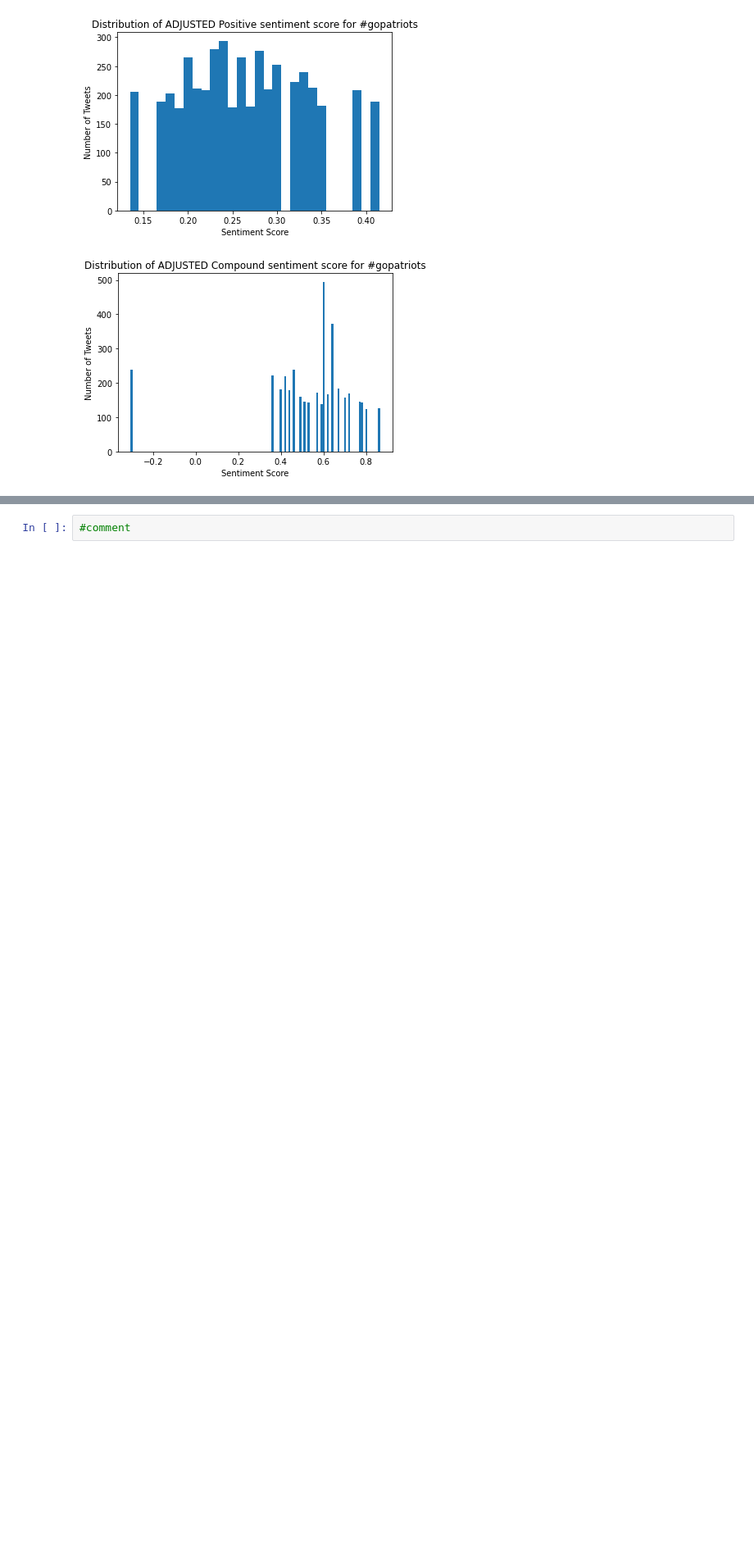
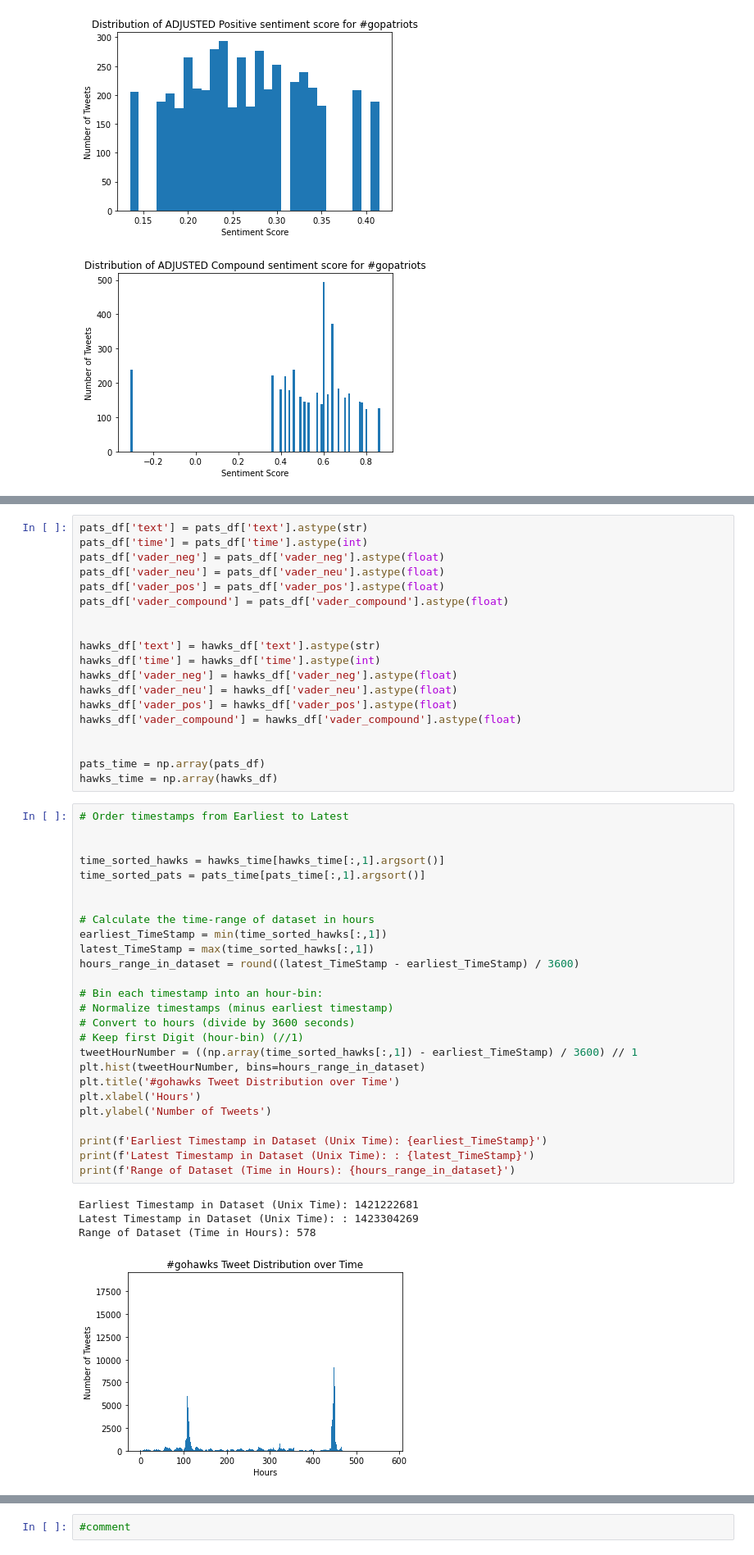
Before and after one commit to ryanch1/data-mining, a Jupyter notebook: Project 5 - create our own.ipynb, the cells around one changed output, grey strips where cells are left out. Shown: that part at 82% size. Saved outputs shown, nothing was run; the diff lists cells and outputs as text; blank space fills up the shorter version.

```diff
--- a/Project 5 - create our own.ipynb
+++ b/Project 5 - create our own.ipynb
@@ -395,0 +424,50 @@ plt.show()
+# %%
+pats_df['text'] = pats_df['text'].astype(str)
+pats_df['time'] = pats_df['time'].astype(int)
+pats_df['vader_neg'] = pats_df['vader_neg'].astype(float)
+pats_df['vader_neu'] = pats_df['vader_neu'].astype(float)
+pats_df['vader_pos'] = pats_df['vader_pos'].astype(float)
+pats_df['vader_compound'] = pats_df['vader_compound'].astype(float)
+
+
+hawks_df['text'] = hawks_df['text'].astype(str)
+hawks_df['time'] = hawks_df['time'].astype(int)
+hawks_df['vader_neg'] = hawks_df['vader_neg'].astype(float)
+hawks_df['vader_neu'] = hawks_df['vader_neu'].astype(float)
+hawks_df['vader_pos'] = hawks_df['vader_pos'].astype(float)
+hawks_df['vader_compound'] = hawks_df['vader_compound'].astype(float)
+
+
+pats_time = np.array(pats_df)
+hawks_time = np.array(hawks_df)
+# %%
+# Order timestamps from Earliest to Latest
+
+
+time_sorted_hawks = hawks_time[hawks_time[:,1].argsort()]
+time_sorted_pats = pats_time[pats_time[:,1].argsort()]
+
+
+# Calculate the time-range of dataset in hours
+earliest_TimeStamp = min(time_sorted_hawks[:,1])
+latest_TimeStamp = max(time_sorted_hawks[:,1])
+hours_range_in_dataset = round((latest_TimeStamp - earliest_TimeStamp) / 3600)
+
+# Bin each timestamp into an hour-bin:
+# Normalize timestamps (minus earliest timestamp)
+# Convert to hours (divide by 3600 seconds)
+# Keep first Digit (hour-bin) (//1)
+tweetHourNumber = ((np.array(time_sorted_hawks[:,1]) - earliest_TimeStamp) / 3600) // 1
+plt.hist(tweetHourNumber, bins=hours_range_in_dataset)
+plt.title('#gohawks Tweet Distribution over Time')
+plt.xlabel('Hours')
+plt.ylabel('Number of Tweets')
+
+print(f'Earliest Timestamp in Dataset (Unix Time): {earliest_TimeStamp}')
+print(f'Latest Timestamp in Dataset (Unix Time): : {latest_TimeStamp}')
+print(f'Range of Dataset (Time in Hours): {hours_range_in_dataset}')
+# %% [output]
+Earliest Timestamp in Dataset (Unix Time): 1421222681
+Latest Timestamp in Dataset (Unix Time): : 1423304269
+Range of Dataset (Time in Hours): 578
+[figure, added]
```
Also changed, not shown: parts of 7 cells of this notebook.
